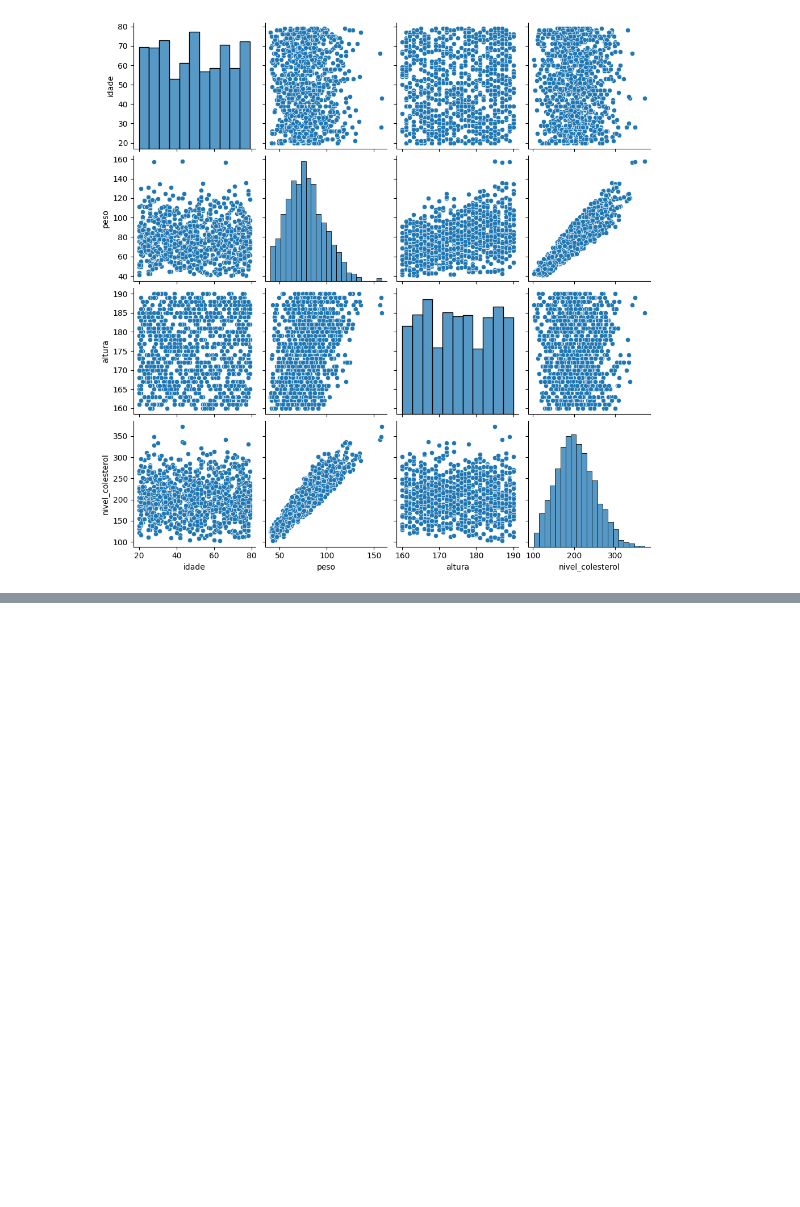
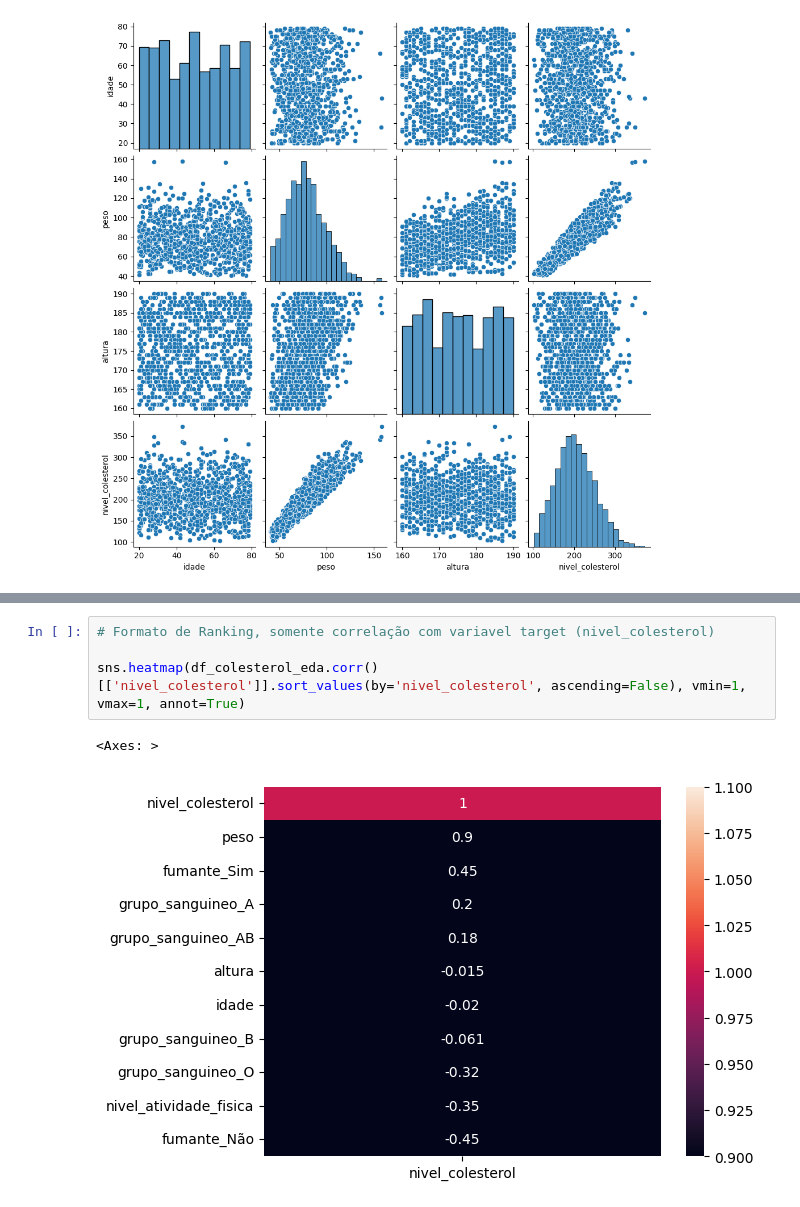
Before and after one commit to offellipe/regressao_linear_multipla, a Jupyter notebook: modelo_colesterol.ipynb, the cells around one changed output, grey strips where cells are left out. Drawn from its saved outputs; the diff is of its cells as text; blank space fills up the shorter version.

```diff
--- a/modelo_colesterol.ipynb
+++ b/modelo_colesterol.ipynb
@@ -232,0 +263,7 @@ sns.pairplot(df_colesterol_eda)
+# %%
+# Formato de Ranking, somente correlação com variavel target (nivel_colesterol)
+
+sns.heatmap(df_colesterol_eda.corr()[['nivel_colesterol']].sort_values(by='nivel_colesterol', ascending=False), vmin=1, vmax=1, annot=True)
+# %% [output]
+<Axes: >
+[figure, added]
```
Also changed, not shown: parts of 8 cells of this notebook.
